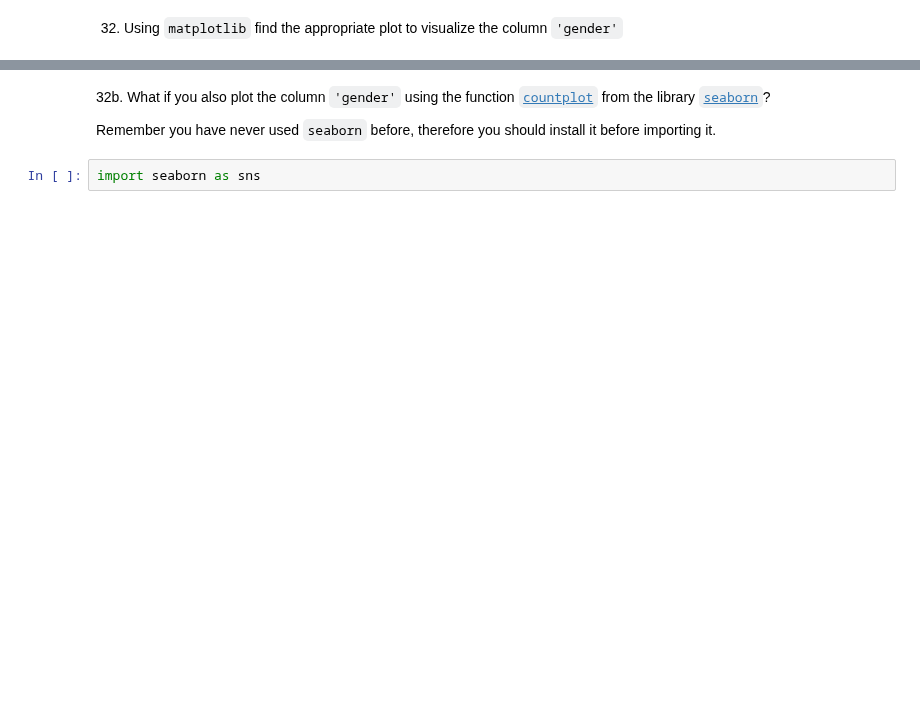
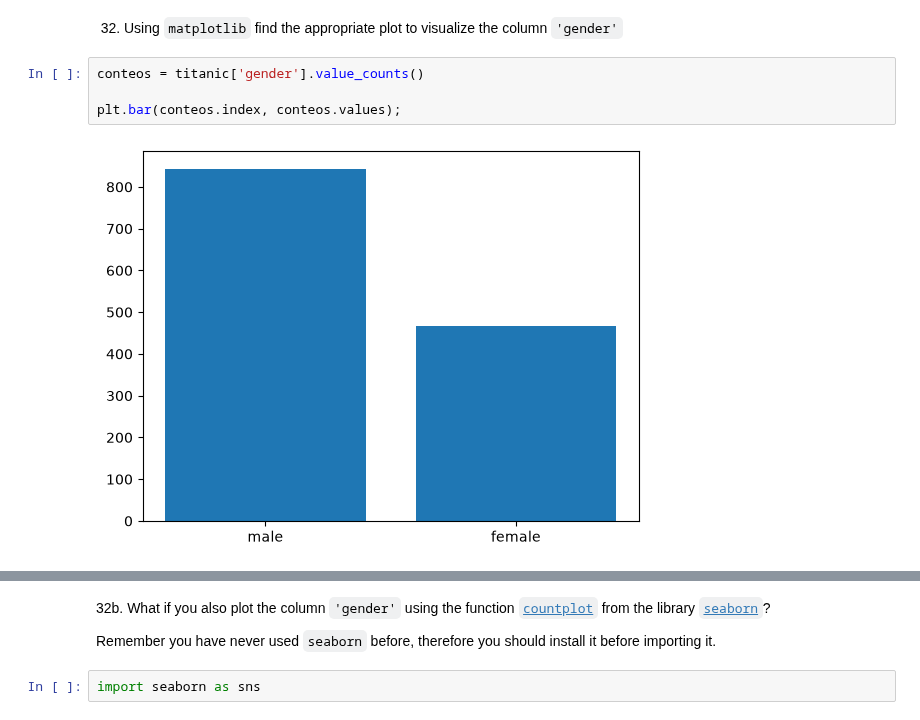
Before and after one commit to ngo20428/2026-10-BILBAO-FT-Data-Science, a Jupyter notebook: 2-Data_Analysis/2-Pandas/Practica/7-Titanic/Titanic-exercise_ngo.ipynb, the cells around one changed output, grey strips where cells are left out. Saved outputs shown, nothing was run; the diff lists cells and outputs as text; blank space fills up the shorter version.

```diff
--- a/2-Data_Analysis/2-Pandas/Practica/7-Titanic/Titanic-exercise_ngo.ipynb
+++ b/2-Data_Analysis/2-Pandas/Practica/7-Titanic/Titanic-exercise_ngo.ipynb
@@ -311,2 +576,8 @@ import matplotlib.pyplot as plt
 # %% [markdown]
 32. Using `matplotlib` find the appropriate plot to visualize the column `'gender'`
+# %%
+conteos = titanic['gender'].value_counts()
+
+plt.bar(conteos.index, conteos.values);
+# %% [output]
+[figure, added]
```
Also changed, not shown: parts of 35 cells of this notebook, 8 other files.
